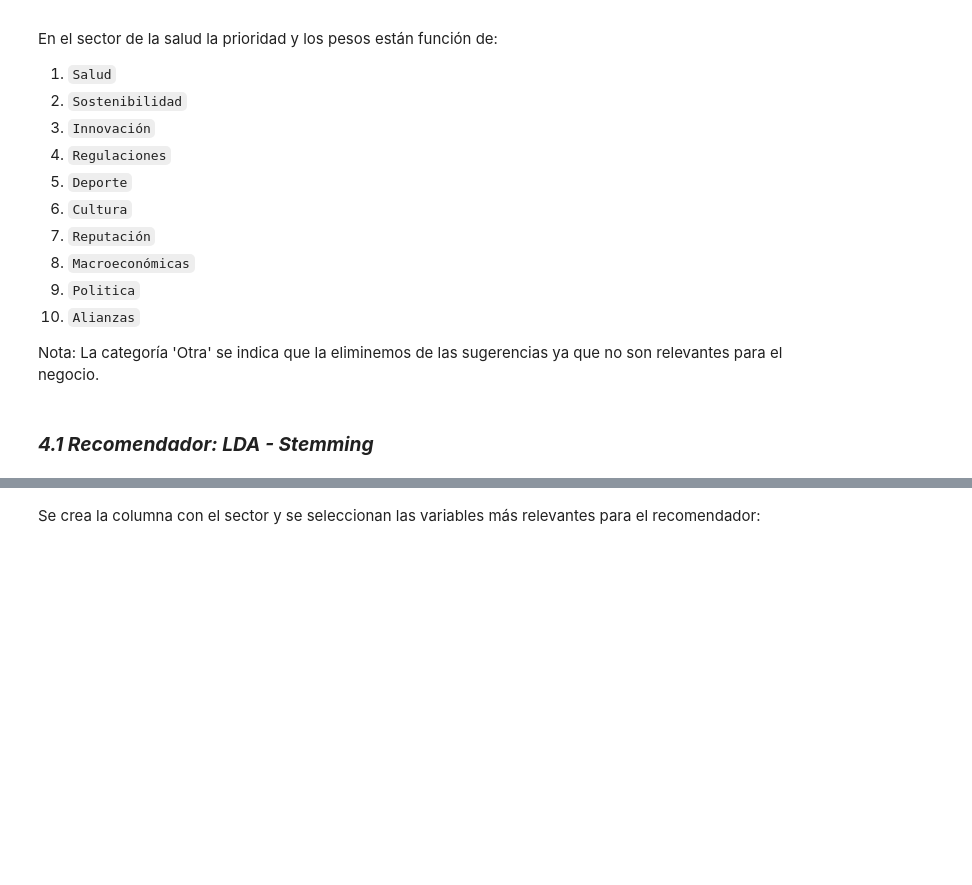
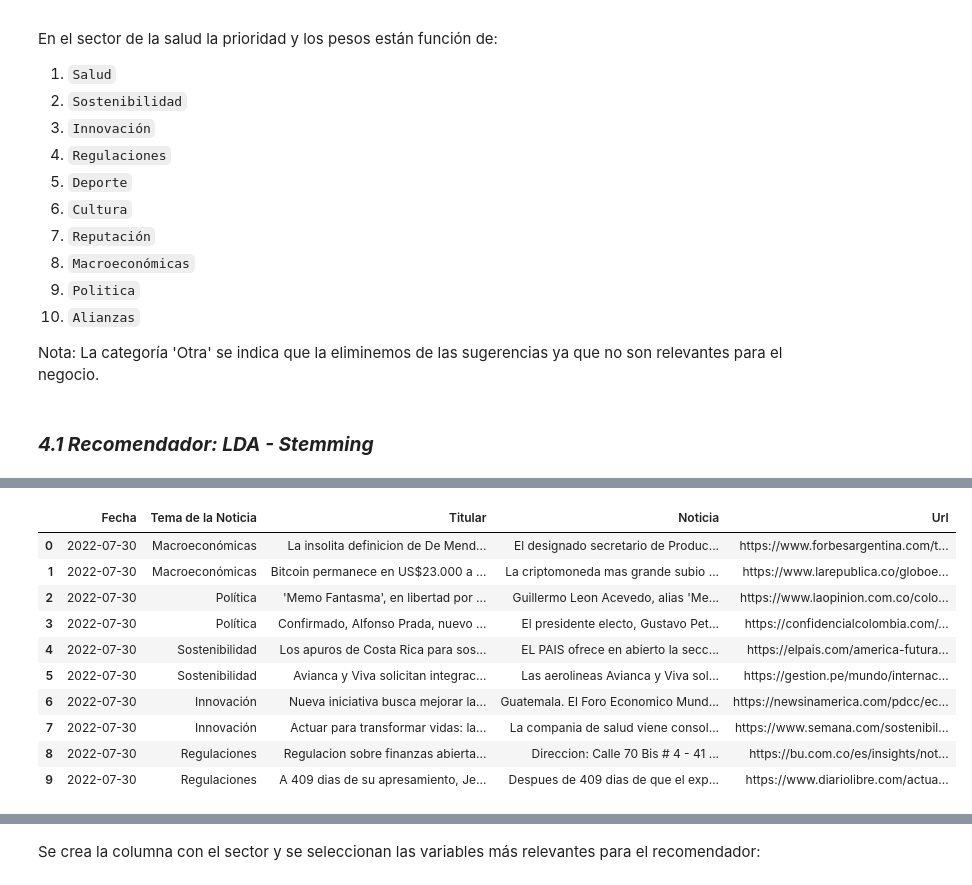
Before and after one commit to millerpuentes/Despliegue_Recomendador, a Jupyter notebook: Dev/Recommender.ipynb, the cells around one changed output, grey strips where cells are left out. Saved outputs shown, nothing was run; the diff lists cells and outputs as text; code cells hidden in the pictures; blank space fills up the shorter version.

```diff
--- a/Dev/Recommender.ipynb
+++ b/Dev/Recommender.ipynb
@@ -177,0 +323,16 @@ df_bd_stemming_f2=pd.read_csv('../Data/DC_stemming_tema_asignado.csv')
+# %%
+# Ejemplo cliente sector Industrial
+p = recomendador(nit=860003216, num_noticias=10,fecha='2022-07-30',dff1=df_clientes ,dff2=df_noticia_stemming)
+p
+# %% [output]
+|  | Fecha | Tema de la Noticia | Titular | Noticia | Url |
+| 0 | 2022-07-30 | Macroeconómicas | La insolita definicion de De Mend... | El designado secretario de Produc... | https://www.forbesargentina.com/t... |
+| 1 | 2022-07-30 | Macroeconómicas | Bitcoin permanece en US$23.000 a ... | La criptomoneda mas grande subio ... | https://www.larepublica.co/globoe... |
+| 2 | 2022-07-30 | Política | 'Memo Fantasma', en libertad por ... | Guillermo Leon Acevedo, alias 'Me... | https://www.laopinion.com.co/colo... |
+| 3 | 2022-07-30 | Política | Confirmado, Alfonso Prada, nuevo ... | El presidente electo, Gustavo Pet... | https://confidencialcolombia.com/... |
+| 4 | 2022-07-30 | Sostenibilidad | Los apuros de Costa Rica para sos... | EL PAIS ofrece en abierto la secc... | https://elpais.com/america-futura... |
+| 5 | 2022-07-30 | Sostenibilidad | Avianca y Viva solicitan integrac... | Las aerolineas Avianca y Viva sol... | https://gestion.pe/mundo/internac... |
+| 6 | 2022-07-30 | Innovación | Nueva iniciativa busca mejorar la... | Guatemala. El Foro Economico Mund... | https://newsinamerica.com/pdcc/ec... |
+| 7 | 2022-07-30 | Innovación | Actuar para transformar vidas: la... | La compania de salud viene consol... | https://www.semana.com/sostenibil... |
+| 8 | 2022-07-30 | Regulaciones | Regulacion sobre finanzas abierta... | Direccion: Calle 70 Bis # 4 - 41 ... | https://bu.com.co/es/insights/not... |
+| 9 | 2022-07-30 | Regulaciones | A 409 dias de su apresamiento, Je... | Despues de 409 dias de que el exp... | https://www.diariolibre.com/actua... |
```
Also changed, not shown: parts of 49 cells of this notebook, 27 other files.
